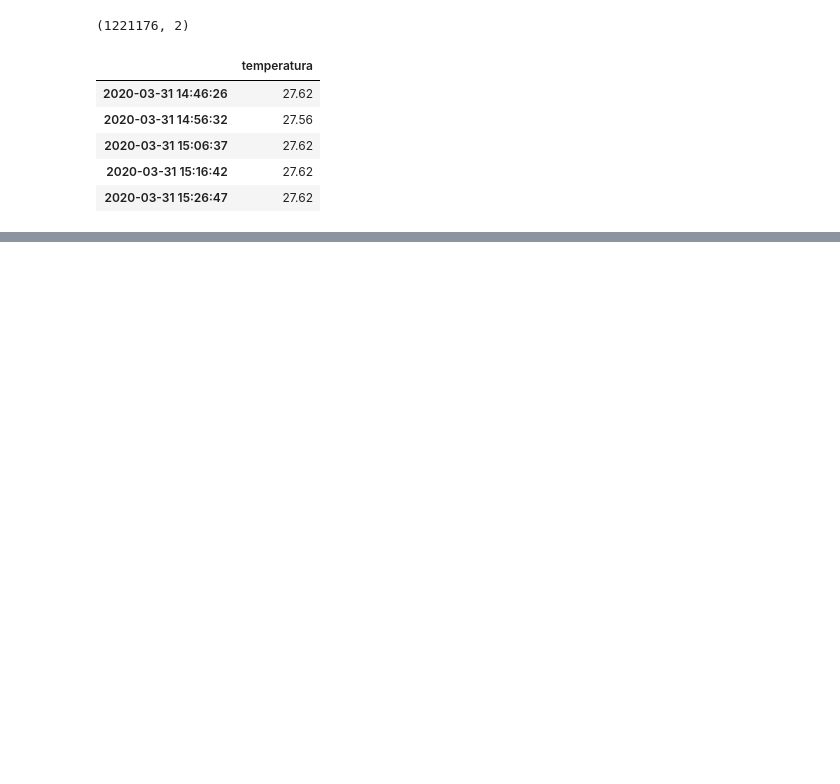
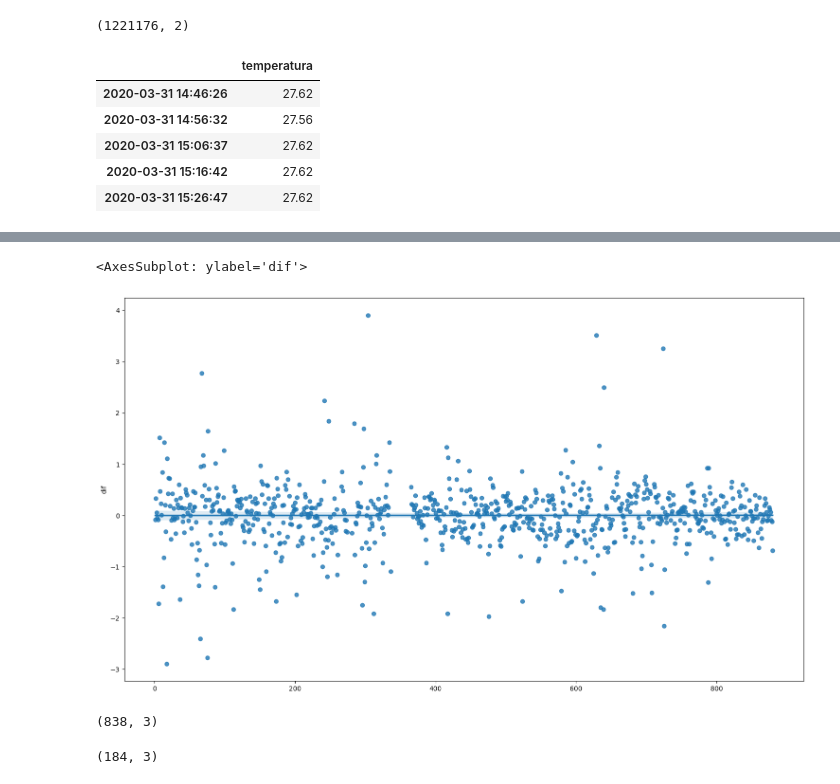
Before and after one commit to SebastianOrtega/tempAnalisis, a Jupyter notebook: temperaturas.ipynb, the cells around one changed output, grey strips where cells are left out. Cells and saved outputs as stored; diff of their text form; code cells hidden in the pictures; blank space fills up the shorter version.

```diff
--- a/temperaturas.ipynb
+++ b/temperaturas.ipynb
@@ -132,0 +149,5 @@ p
+# %%
+#for index, row in df_group.iterrows():
+#    print(index, row['temperatura'])
+
+dif=df_group['temperatura'].diff()
@@ -132,0 +163,2 @@ p
+# %%
+df_group['dif']=dif
@@ -132,0 +180,14 @@ p
+# %%
+p = sns.regplot(data = df_group,
+                x = df_group.index,
+                y = df_group.dif
+               )
+p.figure.set_size_inches(18.5, 10.5)
+p
+# %% [output]
+<AxesSubplot: ylabel='dif'>
+[figure, added]
+# %%
+df_group.shape
+# %% [output]
+(838, 3)
@@ -132,0 +197,4 @@ p
+# %%
+df_group.shape
+# %% [output]
+(184, 3)
```
Also changed, not shown: parts of 16 cells of this notebook.
